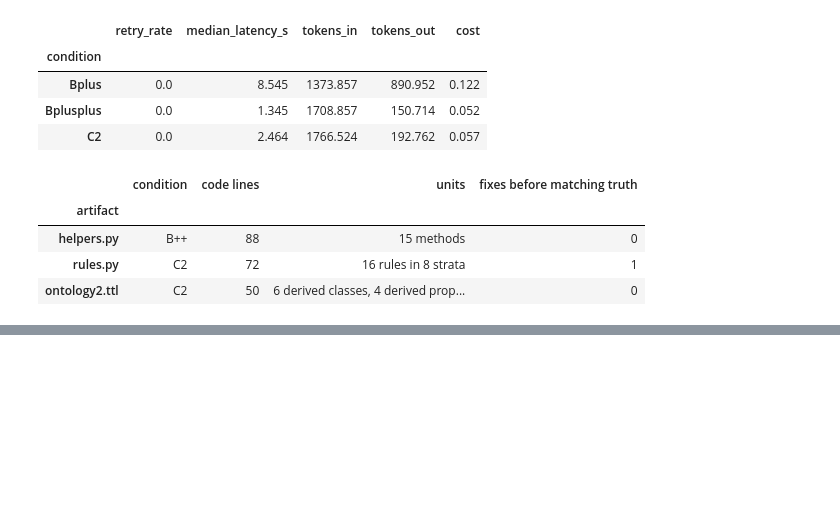
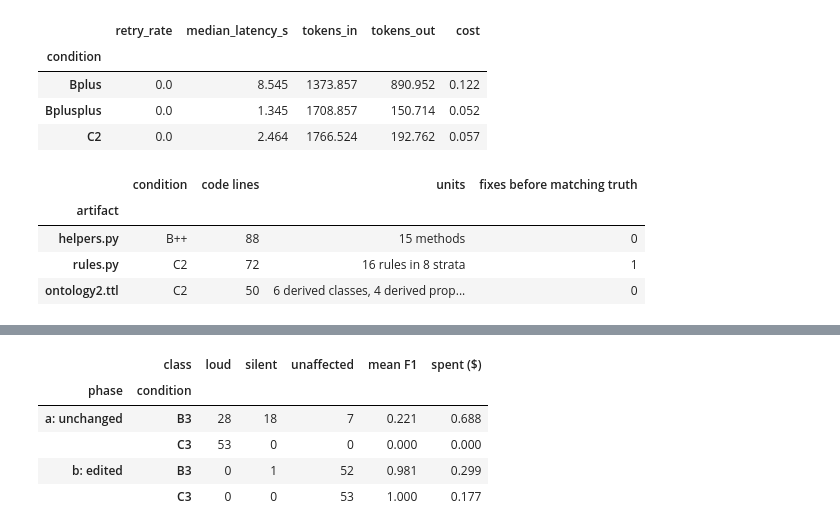
Before and after one commit to Epistememos/LLM-vs-Ontologies, a Jupyter notebook: notebook/blast_radius.ipynb, the cells around one changed output, grey strips where cells are left out. Drawn from its saved outputs; the diff is of its cells as text; code cells hidden in the pictures; blank space fills up the shorter version.

```diff
--- a/notebook/blast_radius.ipynb
+++ b/notebook/blast_radius.ipynb
@@ -584,0 +697,23 @@ display(pd.DataFrame({
+# %%
+ctx_h2 = dict(ctx3, answers=json.loads((score3.HIDDEN / "h2_answers.json").read_text()))
+h2 = []
+for phase in ("unchanged", "edited"):
+    for c in ("B3", "C3"):
+        for rec in map(json.loads, (EXP3 / "h2" / "results" / f"{phase}_{c}.jsonl").read_text().splitlines()):
+            f1 = score3.score_final(rec.get("final"), qs3[rec["qid"]], ctx_h2)["f1"]
+            h2.append({"phase": "a: unchanged" if phase == "unchanged" else "b: edited", "condition": c, "f1": f1,
+                       "class": "loud" if rec.get("final") is None else "unaffected" if f1 == 1 else "silent",
+                       "spent": 0 if rec["cached"] else rec["cost_usd"]})
+h2 = pd.DataFrame(h2)
+t2 = h2.pivot_table(index=["phase", "condition"], columns="class", values="f1", aggfunc="size", fill_value=0)
+t2 = t2.reindex(columns=["loud", "silent", "unaffected"], fill_value=0)
+t2["mean F1"] = h2.groupby(["phase", "condition"]).f1.mean()
+t2["spent ($)"] = h2.groupby(["phase", "condition"]).spent.sum()
+display(t2)
+# %% [output]
+|  | class | loud | silent | unaffected | mean F1 | spent ($) |
+| phase | condition |  |  |  |  |  |
+| a: unchanged | B3 | 28 | 18 | 7 | 0.221 | 0.688 |
+|  | C3 | 53 | 0 | 0 | 0.000 | 0.000 |
+| b: edited | B3 | 0 | 1 | 52 | 0.981 | 0.299 |
+|  | C3 | 0 | 0 | 53 | 1.000 | 0.177 |
```
Also changed, not shown: parts of 13 cells of this notebook, 6 other files.
